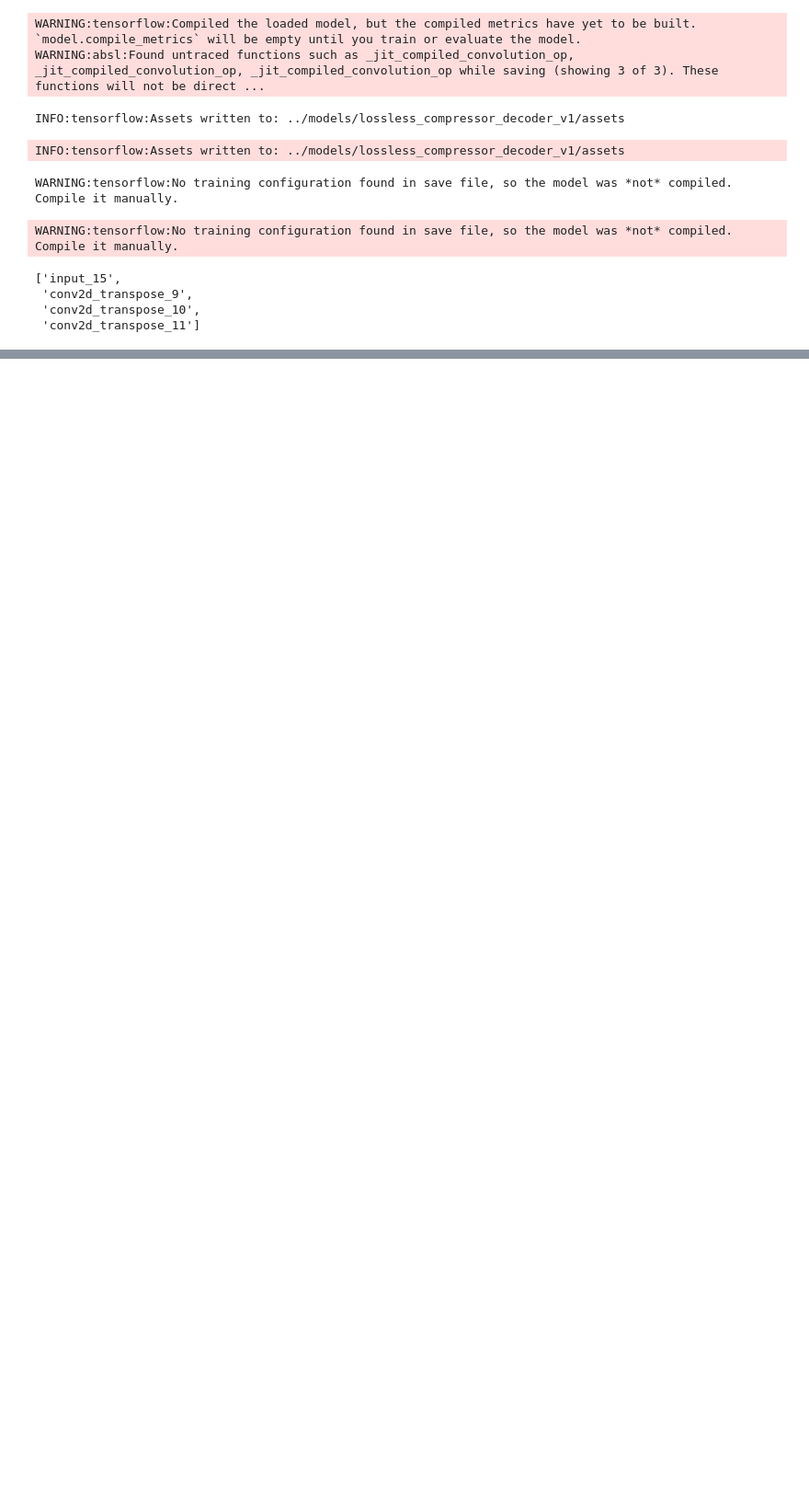
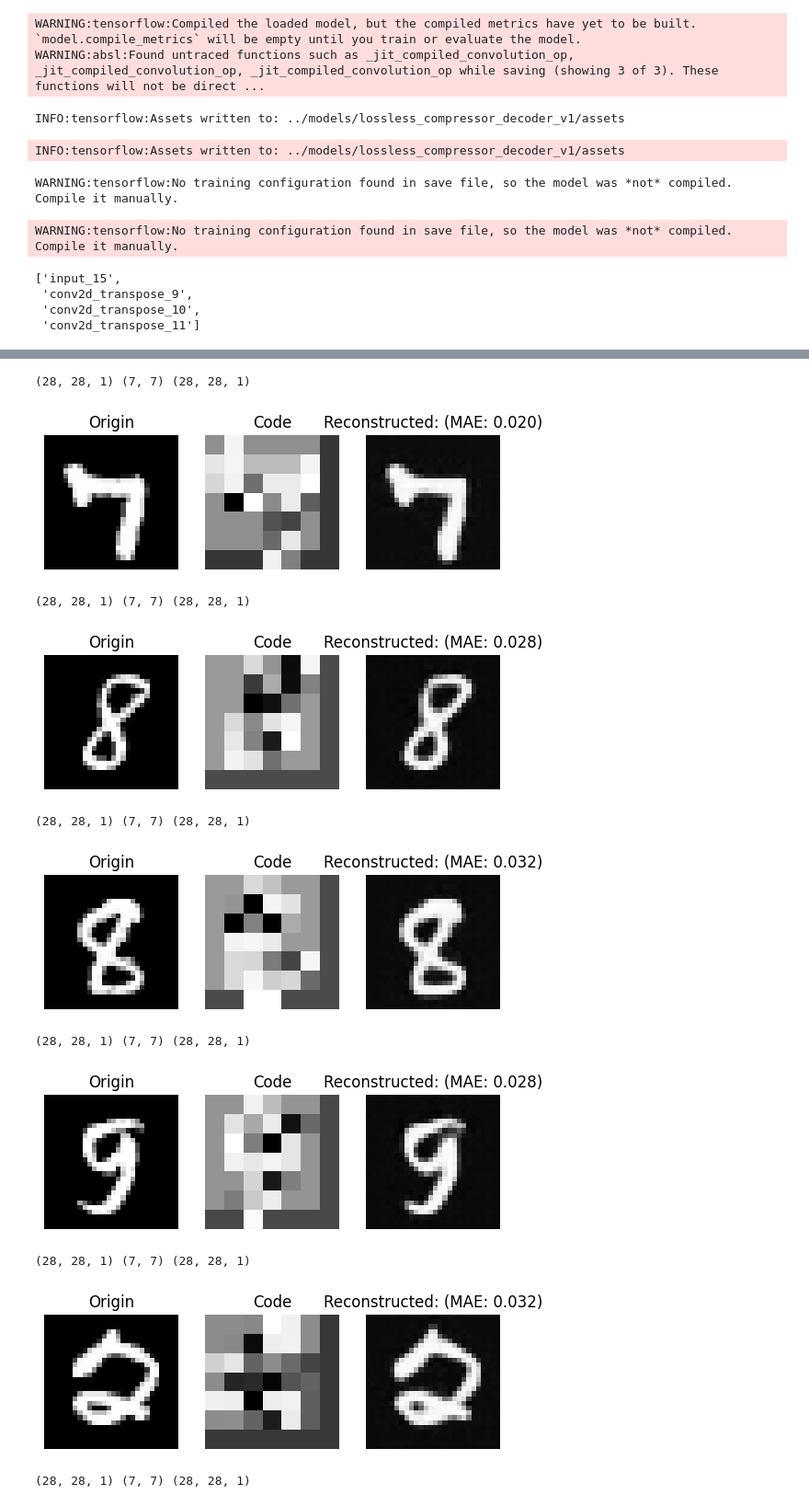
Before and after one commit to ciCciC/ImageCompressorProject, a Jupyter notebook: notebooks/pixelcnn_qae_trainer.ipynb, the cells around one changed output, grey strips where cells are left out. Shown at 92% size. Drawn from its saved outputs; the diff is of its cells as text; code cells hidden in the pictures; blank space fills up the shorter version.

Commit message:
added wavelet, vqvae

```diff
--- a/notebooks/ae_trainer.ipynb
+++ b/notebooks/pixelcnn_qae_trainer.ipynb
@@ -624,0 +636,3 @@ WARNING:tensorflow:No training configuration found in save file, so the model wa
+# %%
+vqvae_model = load_model('../models/lossless_compressor_model_v1')
+decoder_model = load_model('../models/lossless_compressor_decoder_v1', compile=False)
@@ -624,0 +641,4 @@ WARNING:tensorflow:No training configuration found in save file, so the model wa
+# %%
+encoder = vqvae_model.get_layer("encoder")
+quantizer = vqvae_model.get_layer("vector_quantizer")
+decoder = vqvae_model.get_layer('decoder')
@@ -624,0 +658,8 @@ WARNING:tensorflow:No training configuration found in save file, so the model wa
+# %%
+idx = np.random.choice(len(x_test_scaled), 10)
+test_images = x_test_scaled[idx]
+
+encoded_outputs = encoder.predict(test_images)
+flat_enc_outputs = encoded_outputs.reshape(-1, encoded_outputs.shape[-1])
+codebook_indices = get_code_indices(flat_enc_outputs, quantizer.embeddings)
+codebook_indices = codebook_indices.numpy().reshape(encoded_outputs.shape[:-1])
@@ -624,0 +668,3 @@ WARNING:tensorflow:No training configuration found in save file, so the model wa
+# %%
+quantized_latents = quantizer(encoded_outputs)
+reconstructed_img = decoder.predict(quantized_latents)
@@ -624,0 +675,35 @@ WARNING:tensorflow:No training configuration found in save file, so the model wa
+# %%
+for i in range(len(test_images)):
+    plt.subplot(1, 3, 1)
+    plt.imshow(test_images[i], cmap="Greys_r")
+    plt.title(f"Origin")
+    plt.axis("off")
+
+    plt.subplot(1, 3, 2)
+    plt.imshow(codebook_indices[i], cmap="Greys_r")
+    plt.title(f"Code")
+    plt.axis("off")
+
+    mean_absolute_error = MAE(test_images[i].flatten(), reconstructed_img[i].flatten())
+    mean_absolute_error = np.round(mean_absolute_error.numpy(), 3)
+
+    plt.subplot(1, 3, 3)
+    plt.imshow(reconstructed_img[i], cmap="Greys_r")
+    plt.title(f"Reconstructed: (MAE: {f'{mean_absolute_error}'[:5]})")
+
+    print(test_images[i].shape, codebook_indices[i].shape, reconstructed_img[i].shape)
+
+    plt.axis("off")
+    plt.show()
+# %% [output]
+(28, 28, 1) (7, 7) (28, 28, 1)
+[figure, added]
+(28, 28, 1) (7, 7) (28, 28, 1)
+[figure, added]
+(28, 28, 1) (7, 7) (28, 28, 1)
+[figure, added]
+(28, 28, 1) (7, 7) (28, 28, 1)
+[figure, added]
+(28, 28, 1) (7, 7) (28, 28, 1)
+[figure, added]
+(28, 28, 1) (7, 7) (28, 28, 1)
```
Also changed, not shown: parts of 7 cells of this notebook, 4 other files.
